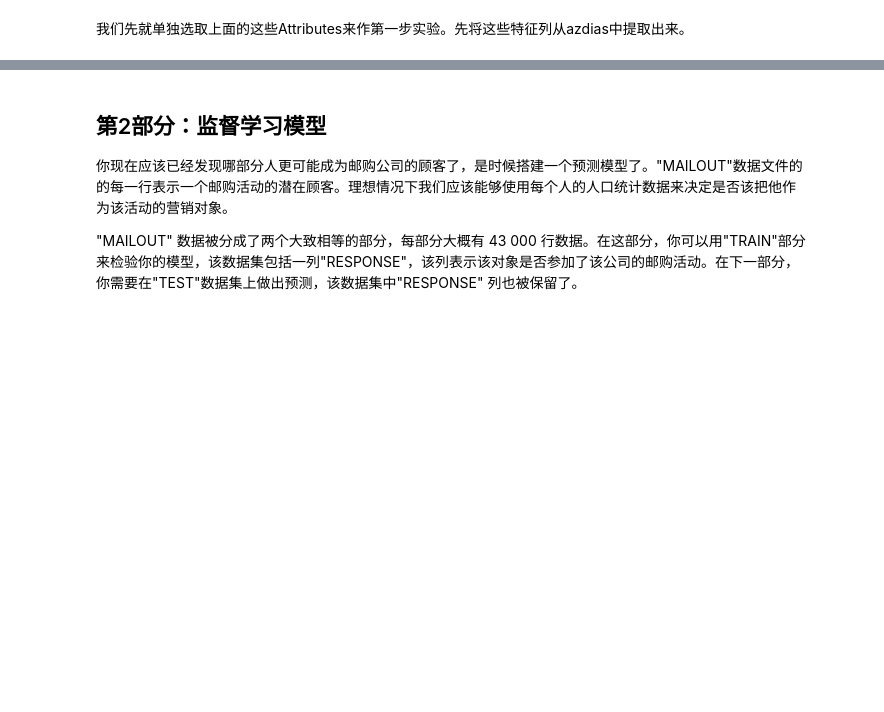
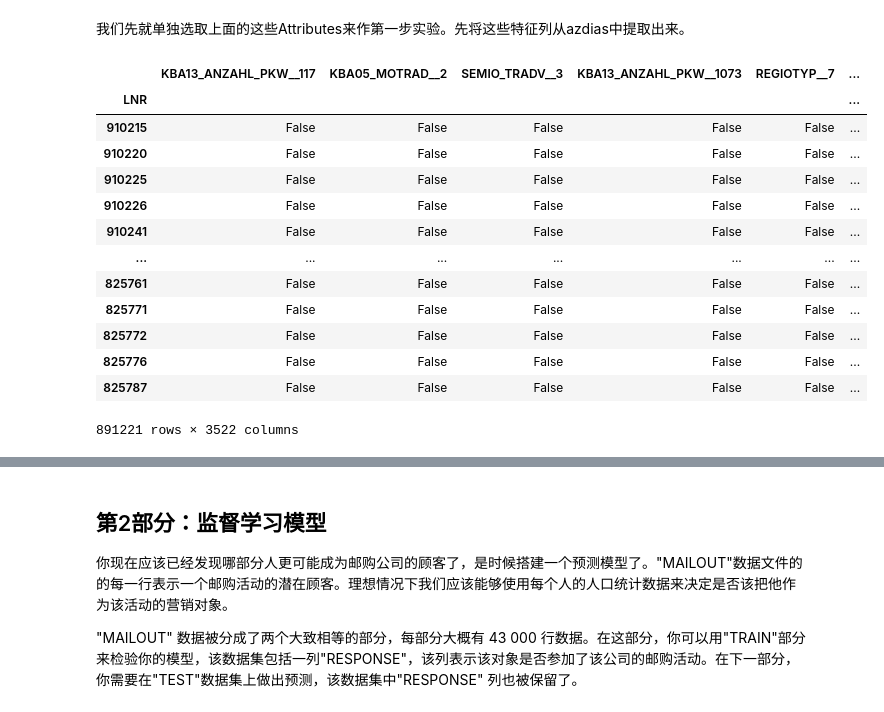
Before and after one commit to lqiang79/udacity_DSND_arvato, a Jupyter notebook: Arvato_Project_Workbook_zh.ipynb, the cells around one changed output, grey strips where cells are left out. Saved outputs shown, nothing was run; the diff lists cells and outputs as text; code cells hidden in the pictures; blank space fills up the shorter version.

```diff
--- a/Arvato_Project_Workbook_zh.ipynb
+++ b/Arvato_Project_Workbook_zh.ipynb
@@ -790,0 +532,3 @@ selected_features
+# %%
+selected_features = set(azdias_df.columns).intersection(set(customers_df.columns))
+len(selected_features)
@@ -791,4 +561,20 @@ selected_features
 # %% [markdown]
 我们先就单独选取上面的这些Attributes来作第一步实验。先将这些特征列从azdias中提取出来。
 # %%
-azdias_selected_df = azdias_df[selected_features]#.join(azdias_df[['IS_CUSTOMER']])
+azdias_selected_df = azdias_df[selected_features]
+azdias_selected_df.shape
+# %% [output]
+|  | KBA13_ANZAHL_PKW__117 | KBA05_MOTRAD__2 | SEMIO_TRADV__3 | KBA13_ANZAHL_PKW__1073 | REGIOTYP__7 | ... |
+| LNR |  |  |  |  |  | ... |
+| 910215 | False | False | False | False | False | ... |
+| 910220 | False | False | False | False | False | ... |
+| 910225 | False | False | False | False | False | ... |
+| 910226 | False | False | False | False | False | ... |
+| 910241 | False | False | False | False | False | ... |
+| ... | ... | ... | ... | ... | ... | ... |
+| 825761 | False | False | False | False | False | ... |
+| 825771 | False | False | False | False | False | ... |
+| 825772 | False | False | False | False | False | ... |
+| 825776 | False | False | False | False | False | ... |
+| 825787 | False | False | False | False | False | ... |
+891221 rows × 3522 columns
```
Also changed, not shown: parts of 64 cells of this notebook.
